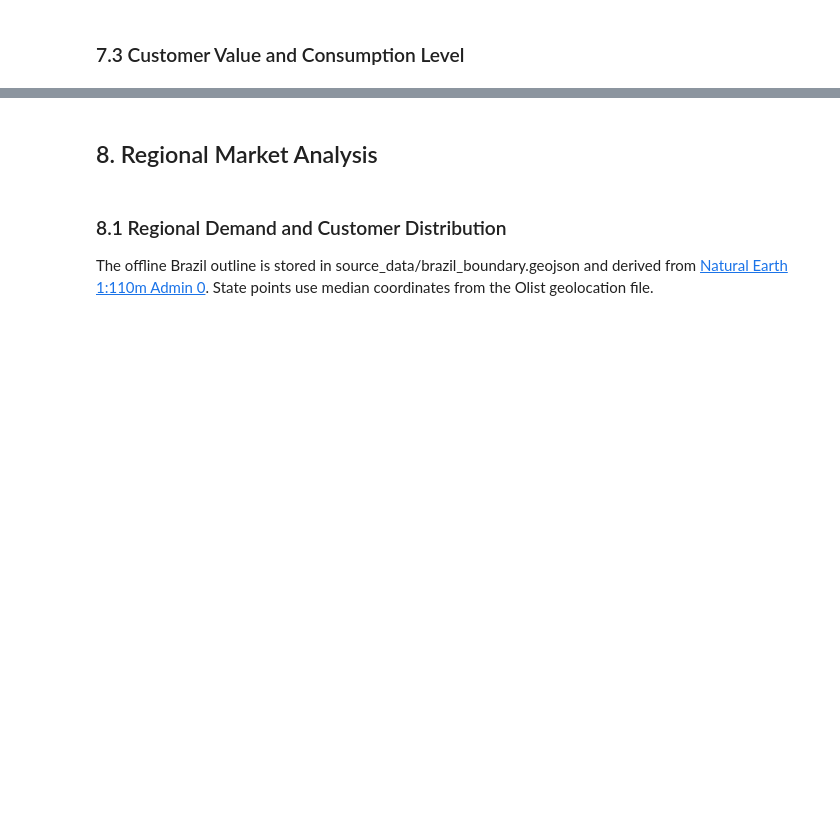
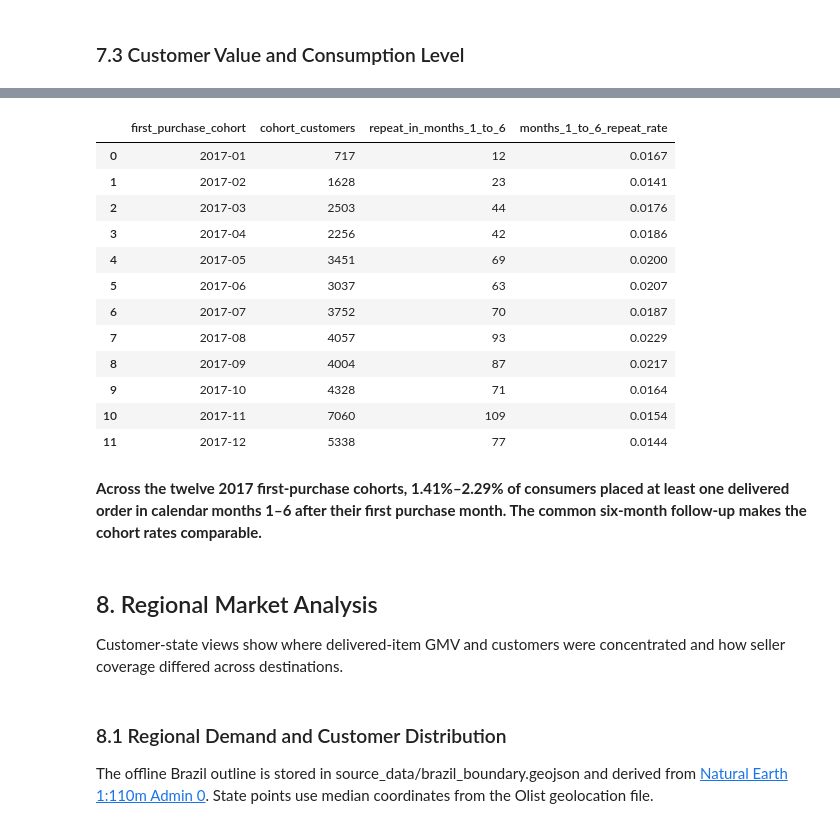
Before and after one commit to Observl/BigDataAnalysisPortfolio, a Jupyter notebook: Brazilian E-Commerce Analysis/Brazil EC.ipynb, the cells around one changed output, grey strips where cells are left out. Saved outputs shown, nothing was run; the diff lists cells and outputs as text; code cells hidden in the pictures; blank space fills up the shorter version.

```diff
--- a/Brazilian E-Commerce Analysis/Brazil EC.ipynb
+++ b/Brazilian E-Commerce Analysis/Brazil EC.ipynb
@@ -1295,5 +1366,73 @@ value_quadrant_figure.show()
+# %%
+# Keep cohort follow-up comparable at six calendar months for 2017 first-time buyers.
+cohort_orders = delivered_customer_orders[[
+    "customer_unique_id", "order_id", "order_purchase_timestamp"
+]].dropna().drop_duplicates(subset="order_id").copy()
+cohort_orders["purchase_month"] = cohort_orders["order_purchase_timestamp"].dt.to_period("M")
+first_observed_month = cohort_orders.groupby("customer_unique_id")["purchase_month"].min()
+cohort_orders["cohort_month"] = cohort_orders["customer_unique_id"].map(first_observed_month)
+cohort_orders = cohort_orders.loc[
+    cohort_orders["cohort_month"].between(pd.Period("2017-01"), pd.Period("2017-12"))
+].copy()
+cohort_orders["months_since_first"] = (
+    (cohort_orders["purchase_month"].dt.year - cohort_orders["cohort_month"].dt.year) * 12
+    + cohort_orders["purchase_month"].dt.month - cohort_orders["cohort_month"].dt.month
+)
+cohort_orders = cohort_orders.loc[cohort_orders["months_since_first"].between(0, 6)]
+cohort_sizes = cohort_orders.groupby("cohort_month")["customer_unique_id"].nunique()
+cohort_returners = (
+    cohort_orders.groupby(["cohort_month", "months_since_first"])["customer_unique_id"]
+    .nunique().unstack("months_since_first", fill_value=0)
+    .reindex(columns=range(7), fill_value=0)
+)
+cohort_repeat_rates = cohort_returners.div(cohort_sizes, axis=0)
+cohort_repeat_rates.index = cohort_repeat_rates.index.astype(str)
+cohort_repeat_figure = px.imshow(
+    cohort_repeat_rates.loc[:, 1:6], text_auto=".1%", aspect="auto",
+    color_continuous_scale="Blues", zmin=0,
+    title="2017 First-Purchase Cohorts: Monthly Delivered-Order Repeat Rate",
+    labels={"x": "Calendar Months After First Purchase", "y": "First-Purchase Cohort",
+            "color": "Cohort Share"},
+)
+cohort_repeat_figure.update_coloraxes(colorbar_tickformat=".1%")
+cohort_repeat_figure.update_yaxes(tickmode="array", tickvals=cohort_repeat_rates.index.tolist())
+cohort_repeat_figure.update_layout(
+    template="plotly_white", height=620,
+    margin={"l": 100, "r": 45, "t": 85, "b": 70},
+)
+cohort_repeat_figure.show()
+cohort_summary = pd.DataFrame({
+    "first_purchase_cohort": cohort_repeat_rates.index,
+    "cohort_customers": cohort_sizes.to_numpy(),
+    "repeat_in_months_1_to_6": cohort_orders.loc[
+        cohort_orders["months_since_first"].gt(0)
+    ].groupby("cohort_month")["customer_unique_id"].nunique()
+    .reindex(cohort_sizes.index, fill_value=0).to_numpy(),
+})
+cohort_summary["months_1_to_6_repeat_rate"] = (
+    cohort_summary["repeat_in_months_1_to_6"] / cohort_summary["cohort_customers"]
+)
+display(cohort_summary.round(4))
+# %% [output]
+|  | first_purchase_cohort | cohort_customers | repeat_in_months_1_to_6 | months_1_to_6_repeat_rate |
+| 0 | 2017-01 | 717 | 12 | 0.0167 |
+| 1 | 2017-02 | 1628 | 23 | 0.0141 |
+| 2 | 2017-03 | 2503 | 44 | 0.0176 |
+| 3 | 2017-04 | 2256 | 42 | 0.0186 |
+| 4 | 2017-05 | 3451 | 69 | 0.0200 |
+| 5 | 2017-06 | 3037 | 63 | 0.0207 |
+| 6 | 2017-07 | 3752 | 70 | 0.0187 |
+| 7 | 2017-08 | 4057 | 93 | 0.0229 |
+| 8 | 2017-09 | 4004 | 87 | 0.0217 |
+| 9 | 2017-10 | 4328 | 71 | 0.0164 |
+| 10 | 2017-11 | 7060 | 109 | 0.0154 |
+| 11 | 2017-12 | 5338 | 77 | 0.0144 |
+# %% [markdown]
+**Across the twelve 2017 first-purchase cohorts, 1.41%–2.29% of consumers placed at least one delivered order in calendar months 1–6 after their first purchase month. The common six-month follow-up makes the cohort rates comparable.**
 # %% [markdown]
 ## 8. Regional Market Analysis
+
+Customer-state views show where delivered-item GMV and customers were concentrated and how seller coverage differed across destinations.
 # %% [markdown]
 ### 8.1 Regional Demand and Customer Distribution
 
```
Also changed, not shown: parts of 74 cells of this notebook, 18 other files.
